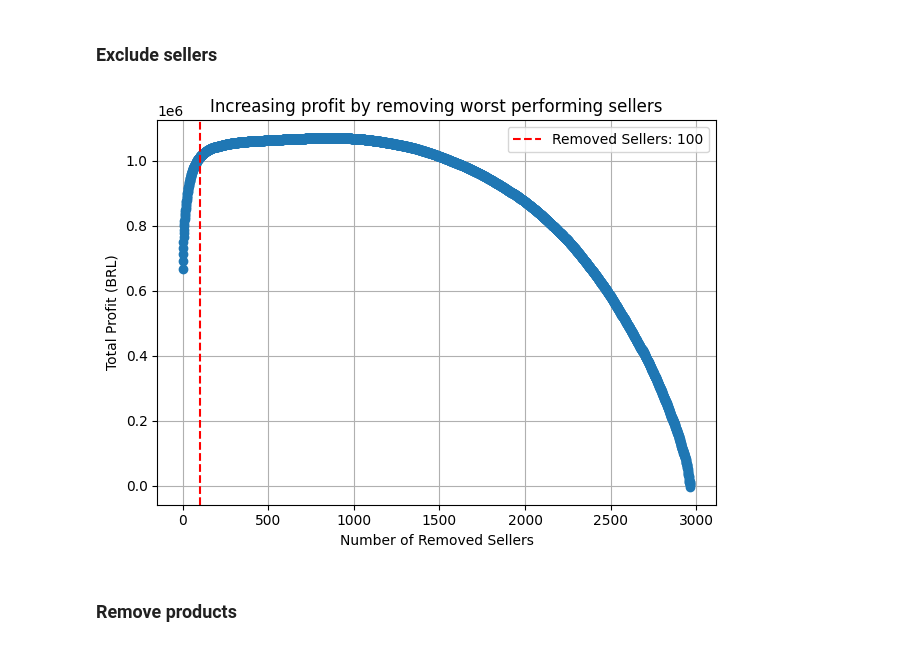
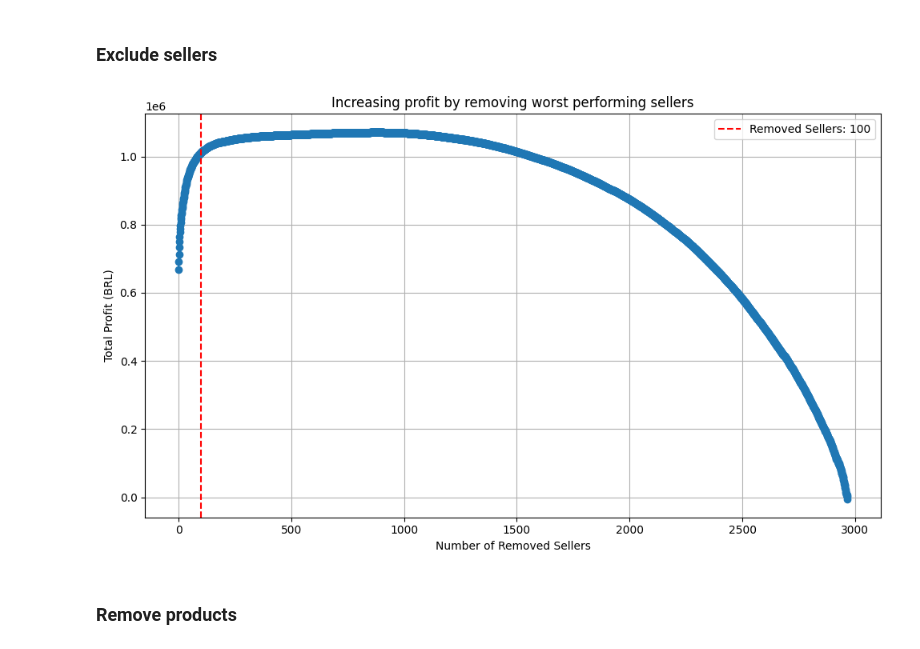
Before and after one commit to espiautlewagon/presentation_jul24, a Jupyter notebook: presentation.ipynb, the cells around one changed output. Drawn from its saved outputs; the diff is of its cells as text; code cells hidden in the pictures.

```diff
--- a/presentation.ipynb
+++ b/presentation.ipynb
@@ -207,17 +196,18 @@ $ \text{IT-costs} = 3157.27 \times \sqrt{n_{\text{sellers}}} + 978.23 \times \sq
 # %% [markdown]
 ### Exclude sellers
 # %%
+plt.figure(figsize=(10, 6))
 plt.plot(data_profit["n_sellers_removed"], data_profit["profit"], marker="o")
 plt.axvline(x=100, color="r", linestyle="--", label=f"Removed Sellers: {100}")
 plt.title("Increasing profit by removing worst performing sellers")
 plt.xlabel("Number of Removed Sellers")
 plt.ylabel("Total Profit (BRL)")
 plt.grid(True)
 plt.legend()
 
 plt.tight_layout()
 plt.show()
 # %% [output]
-[figure, old version]
+[figure, new version]
 # %% [markdown]
 ### Remove products
```
Also changed, not shown: parts of 12 cells of this notebook.
